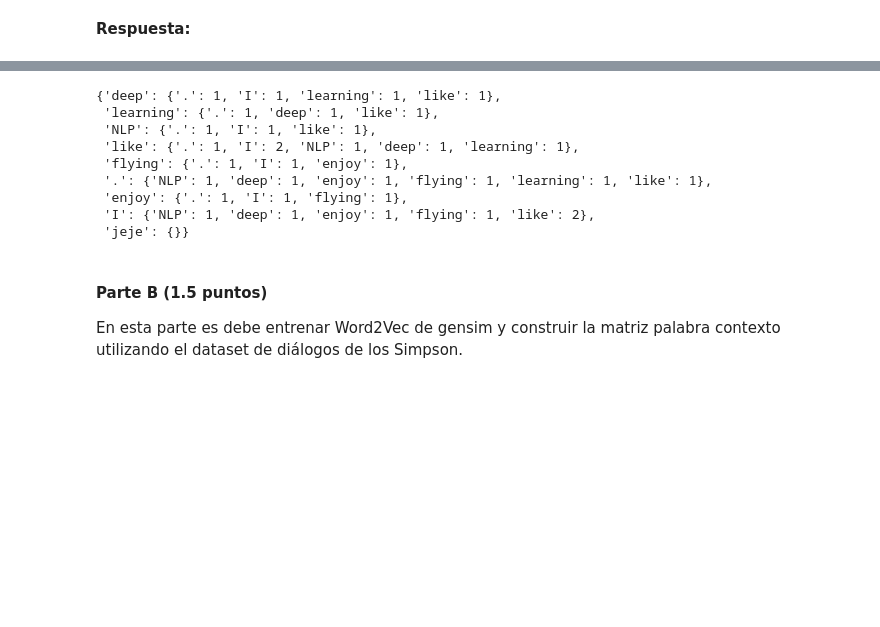
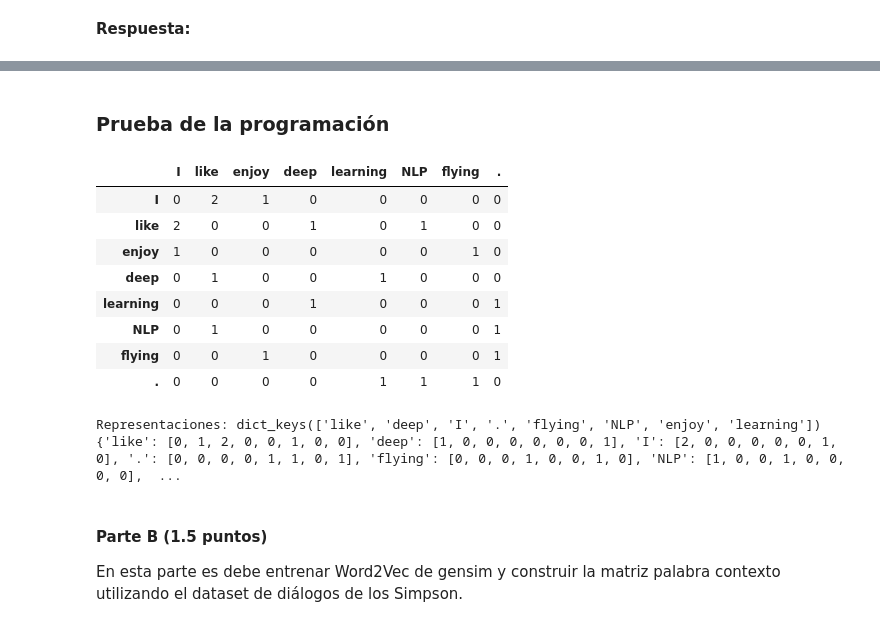
Before and after one commit to JLCdata/NLP, a Jupyter notebook: T3/Tarea_3_Word_Embeddings.ipynb, the cells around one changed output, grey strips where cells are left out. Saved outputs shown, nothing was run; the diff lists cells and outputs as text; code cells hidden in the pictures; blank space fills up the shorter version.

```diff
--- a/T3/Tarea_3_Word_Embeddings.ipynb
+++ b/T3/Tarea_3_Word_Embeddings.ipynb
@@ -279,2 +224,0 @@ vocabulario
-# %%
-vocabulario=vocabulario+['jeje']
@@ -317,22 +224,0 @@ dic_embeddings
-# %%
-# Estructurar diccionario final
-dic_fin={}
-for i in vocabulario:
-    dic_fin[i]={}
-    counts=np.unique(dic_embeddings[i],return_counts=True)
-
-    for a,b in  zip(counts[0],counts[1]):
-
-        dic_fin[i][a]=b
-# %%
-dic_fin
-# %% [output]
-{'deep': {'.': 1, 'I': 1, 'learning': 1, 'like': 1},
- 'learning': {'.': 1, 'deep': 1, 'like': 1},
- 'NLP': {'.': 1, 'I': 1, 'like': 1},
- 'like': {'.': 1, 'I': 2, 'NLP': 1, 'deep': 1, 'learning': 1},
- 'flying': {'.': 1, 'I': 1, 'enjoy': 1},
- '.': {'NLP': 1, 'deep': 1, 'enjoy': 1, 'flying': 1, 'learning': 1, 'like': 1},
- 'enjoy': {'.': 1, 'I': 1, 'flying': 1},
- 'I': {'NLP': 1, 'deep': 1, 'enjoy': 1, 'flying': 1, 'like': 2},
- 'jeje': {}}
@@ -339,3 +307,44 @@ dic_fin
+# %% [markdown]
+### Prueba de la programación
+# %%
+# Import tokenizador
+from nltk.tokenize import wordpunct_tokenize
+
+# Dataset
+corpus = [
+  "I like deep learning.",
+  "I like NLP.",
+  "I enjoy flying."
+]
+
+# Se inicializa la clase
+test=WordContextMatrix(1,corpus,wordpunct_tokenize)
+
+# Se construye la matriz
+test.build_matrix()
+
+# Prueba matrix
+display(pd.DataFrame(test.word_context_matrix)[["I","like","enjoy","deep","learning","NLP","flying","."]].loc[["I","like","enjoy","deep","learning","NLP","flying","."]])
+
+# Se contruye diccionario de embeddings
+test.matrix2dict()
+
+# Prueba representaciones
+print(test.dic_embeddings)
+
+# El orden de las representaciones no es el mismo que la matriz de contextos, sin embargo si el orden de las representaciones es el mismo para todas las palabras, se obtendrán resultados consistentes!
+# %% [output]
+|  | I | like | enjoy | deep | learning | NLP | flying | . |
+| I | 0 | 2 | 1 | 0 | 0 | 0 | 0 | 0 |
+| like | 2 | 0 | 0 | 1 | 0 | 1 | 0 | 0 |
+| enjoy | 1 | 0 | 0 | 0 | 0 | 0 | 1 | 0 |
+| deep | 0 | 1 | 0 | 0 | 1 | 0 | 0 | 0 |
+| learning | 0 | 0 | 0 | 1 | 0 | 0 | 0 | 1 |
+| NLP | 0 | 1 | 0 | 0 | 0 | 0 | 0 | 1 |
+| flying | 0 | 0 | 1 | 0 | 0 | 0 | 0 | 1 |
+| . | 0 | 0 | 0 | 0 | 1 | 1 | 1 | 0 |
+Representaciones: dict_keys(['like', 'deep', 'I', '.', 'flying', 'NLP', 'enjoy', 'learning'])
+{'like': [0, 1, 2, 0, 0, 1, 0, 0], 'deep': [1, 0, 0, 0, 0, 0, 0, 1], 'I': [2, 0, 0, 0, 0, 0, 1, 0], '.': [0, 0, 0, 0, 1, 1, 0, 1], 'flying': [0, 0, 0, 1, 0, 0, 1, 0], 'NLP': [1, 0, 0, 1, 0, 0, 0, 0],  ...
 # %% [markdown]
 #### **Parte B (1.5 puntos)**
 
```
Also changed, not shown: parts of 5 cells of this notebook.
